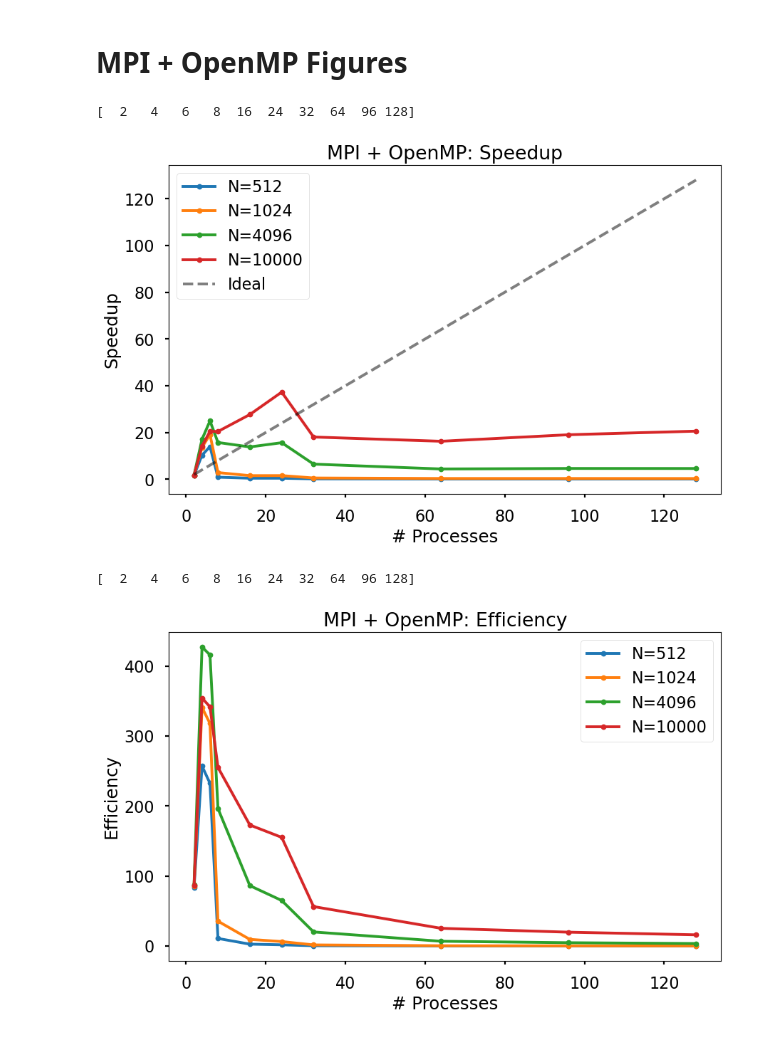
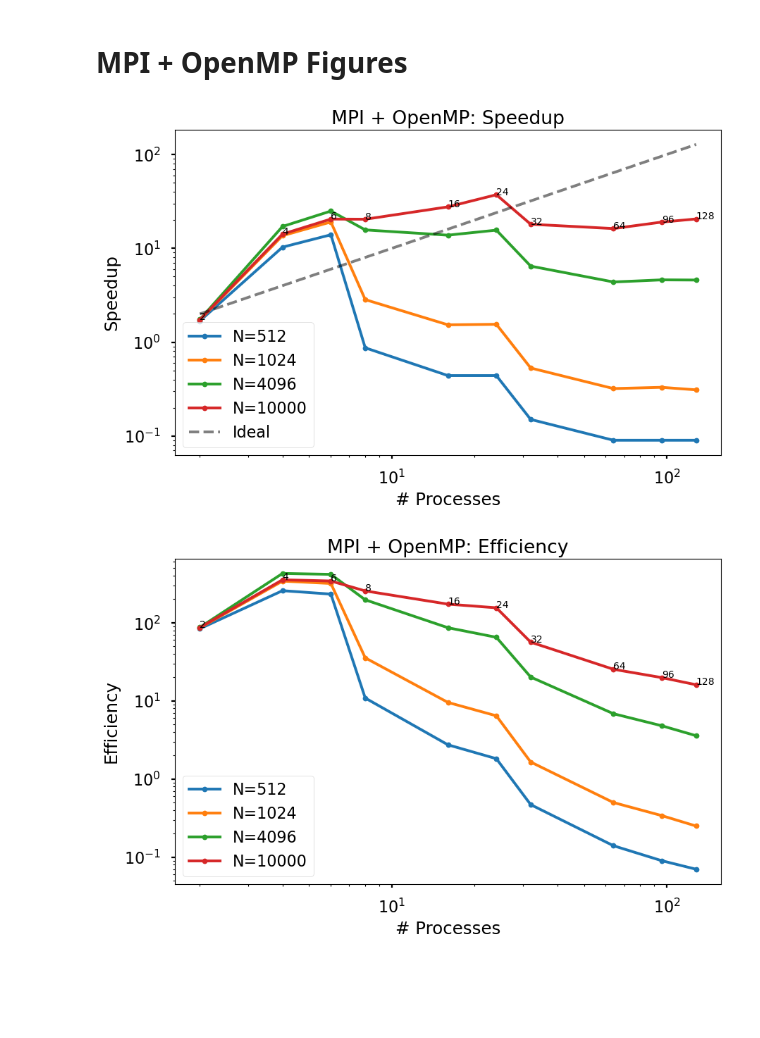
Before and after one commit to jfdev001/parallel-nbody, a Jupyter notebook: notebooks/figures.ipynb, the cells around one changed output. Drawn from its saved outputs; the diff is of its cells as text; code cells hidden in the pictures; blank space fills up the shorter version.

```diff
--- a/notebooks/figures.ipynb
+++ b/notebooks/figures.ipynb
@@ -28,32 +29,56 @@ seq.set_axis(["NBODIES", "RTIME", "GFLOPS"], axis=1, inplace=True)
 def speedup(serial_rtime: float, parallel_rtime: float) -> float:
     return serial_rtime/parallel_rtime
 
-
 def efficiency(speedup_val: float, n_procs: int) -> float:
     return speedup_val/n_procs
 
-
-def generic_performance_plot(df: pd.DataFrame, plot_ideal_performance: bool, *args, **kwargs):
+def generic_performance_plot(
+    df: pd.DataFrame,
+    plot_ideal_performance: bool,
+    plot_log: List[bool],
+    annotate: bool,
+    *args, **kwargs):
     """Plot plot nprocs on x-axi, performance metric on y axis, and use df index as legend.
 
     Args:
         df: Data to plot.
         plot_ideal_performance: True to plot linear metric, false otherwise.
+        plot_log: True to plot x-axis as log scale, false otherwise.
+        annotate: True to annotate x-value of point on y value.
         *args: For MPL.
         **kwargs: For MPL.
 
     Returns:
         Figure and axes for performance plot
     """
+    if len(plot_log) != 2:
+        raise ValueError(
+            f"`plot_log` must be a list of two bools, but [{plot_log}] was provided ")
+
+    # Vars for indexing plot log
+    x, y = 0, 1
+
     fig, ax = plt.subplots()
 
     x_data = np.array([int(it) for it in df.columns])
-    print(x_data)
     for row_index, metric in df.iterrows():
-        ax.plot(x_data, metric.values, label=f"N={row_index}", *args, **kwargs)
+        if plot_log[x] and not plot_log[y]:
+            ax_plotter = ax.semilogx
+        elif not plot_log[x] and plot_log[y]:
+            ax_plotter = ax.semilogy
+        elif plot_log[x] and plot_log[y]:
+            ax_plotter = ax.loglog
+        else:
+            ax_plotter = ax.plot
+
+        ax_plotter(x_data, metric.values, label=f"N={row_index}", *args, **kwargs)
+
+    if annotate:
+        for i, x_pt in enumerate(x_data):
+            ax.annotate(x_pt, (x_data[i], metric.values[i]))
 
     if plot_ideal_performance:
-        ax.plot(x_data, x_data, "--", color="k", alpha=0.50, label="Ideal")
+        ax_plotter(x_data, x_data, "--", color="k", alpha=0.50, label="Ideal")
 
     return fig, ax
 # %% [markdown]
@@ -425,7 +447,7 @@ fig_base_rtime.savefig("../figures/pure_mpi_runtime.png", bbox_inches="tight")
 # MPI + OpenMP Figures
 # %%
 # Speedup
-fig_opt_speedup, ax_opt_speedup = generic_performance_plot(opt_speedup_presentation, True, ".-")
+fig_opt_speedup, ax_opt_speedup = generic_performance_plot(opt_speedup_presentation, True, [True, True], True, ".-")
 ax_opt_speedup.legend()
 ax_opt_speedup.set_title("MPI + OpenMP: Speedup")
 ax_opt_speedup.set_xlabel("# Processes")
@@ -433,20 +455,18 @@ ax_opt_speedup.set_ylabel("Speedup")
 
 fig_opt_speedup.savefig("../figures/hybrid_mpi_speedup.png", bbox_inches="tight")
 # %% [output]
-[  2   4   6   8  16  24  32  64  96 128]
-[figure, old version]
+[figure, new version]
 # %%
 # Efficiencies
-fig_opt_efficiency, ax_opt_efficiency = generic_performance_plot(opt_efficiency_presentation, False, ".-")
+fig_opt_efficiency, ax_opt_efficiency = generic_performance_plot(opt_efficiency_presentation, False, [True, True], True, ".-")
 ax_opt_efficiency.legend()
 ax_opt_efficiency.set_title("MPI + OpenMP: Efficiency")
 ax_opt_efficiency.set_xlabel("# Processes")
 ax_opt_efficiency.set_ylabel("Efficiency")
 
 fig_opt_efficiency.savefig("../figures/hybrid_mpi_efficiency.png", bbox_inches="tight")
 # %% [output]
-[  2   4   6   8  16  24  32  64  96 128]
-[figure, old version]
+[figure, new version]
 # %%
 # Run times
 # TODO: Log scale this
```
Also changed, not shown: parts of 5 cells of this notebook, 4 other files.
